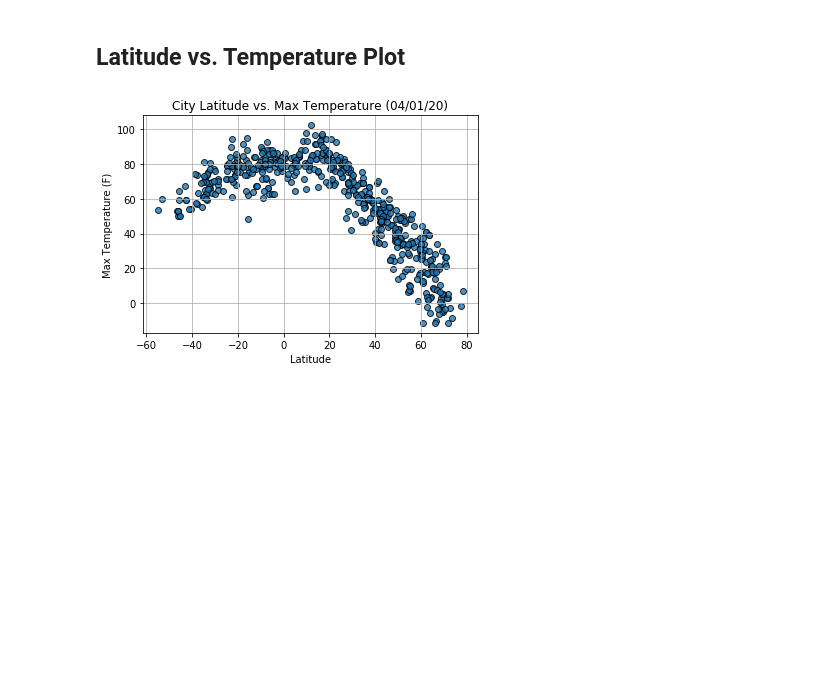
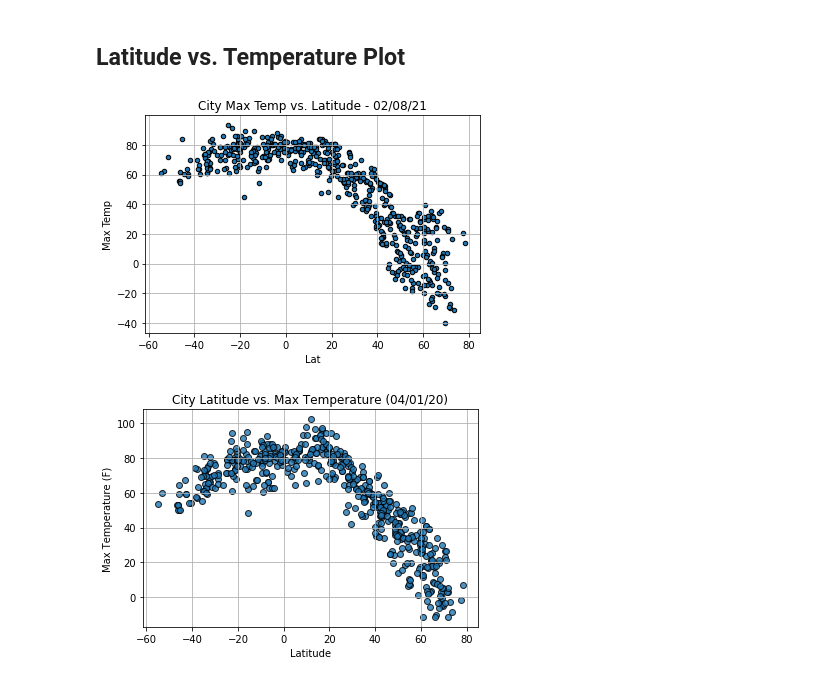
Before and after one commit to lauragabrielson/Python_API_Challenge, a Jupyter notebook: WeatherPy/WeatherPy.ipynb, the cells around one changed output. Drawn from its saved outputs; the diff is of its cells as text; code cells hidden in the pictures; blank space fills up the shorter version.

```diff
--- a/WeatherPy/WeatherPy.ipynb
+++ b/WeatherPy/WeatherPy.ipynb
@@ -53,3 +54,7 @@ len(cities)
 ### Perform API Calls
 * Perform a weather check on each city using a series of successive API calls.
 * Include a print log of each city as it'sbeing processed (with the city number and city name).
+# %%
+url = "http://api.openweathermap.org/data/2.5/weather?"
+query_url = f"{url}appid={weather_api_key}&q=Minneapolis"
+print(query_url)
@@ -133,0 +128,14 @@ Data Retrieval Complete
+# %%
+weather_dict = {
+    "City": name,
+    "Lat": lat,
+    "Lng": lng,
+    "Max Temp": max_temp,
+    "Humidity": humidity,
+    "Cloudiness": cloudiness,
+    "Wind Speed": wind_speed,
+    "Country": country,
+    "Date": date
+}
+weather_data = pd.DataFrame(weather_dict)
+weather_data
@@ -166,6 +214,12 @@ Int64Index([], dtype='int64')
 * Save the plotted figures as .pngs.
 # %% [markdown]
 ## Latitude vs. Temperature Plot
+# %%
+lat_temp = weather_data.plot(kind="scatter", x ="Lat", y="Max Temp", edgecolor="black", grid = True,
+                            title="City Max Temp vs. Latitude - 02/08/21")
+plt.savefig("Temp_vs_Lat.png")
+# %% [output]
+[figure, added]
 # %%
 # %% [output]
 [figure]
```
Also changed, not shown: parts of 26 cells of this notebook, 14 other files.
